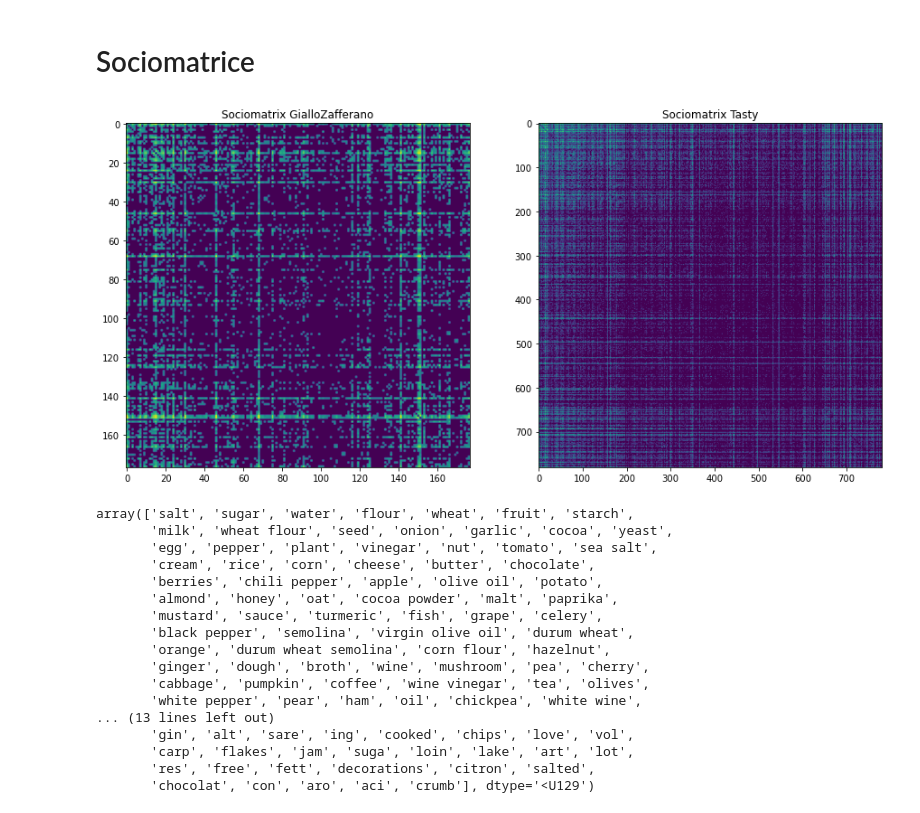
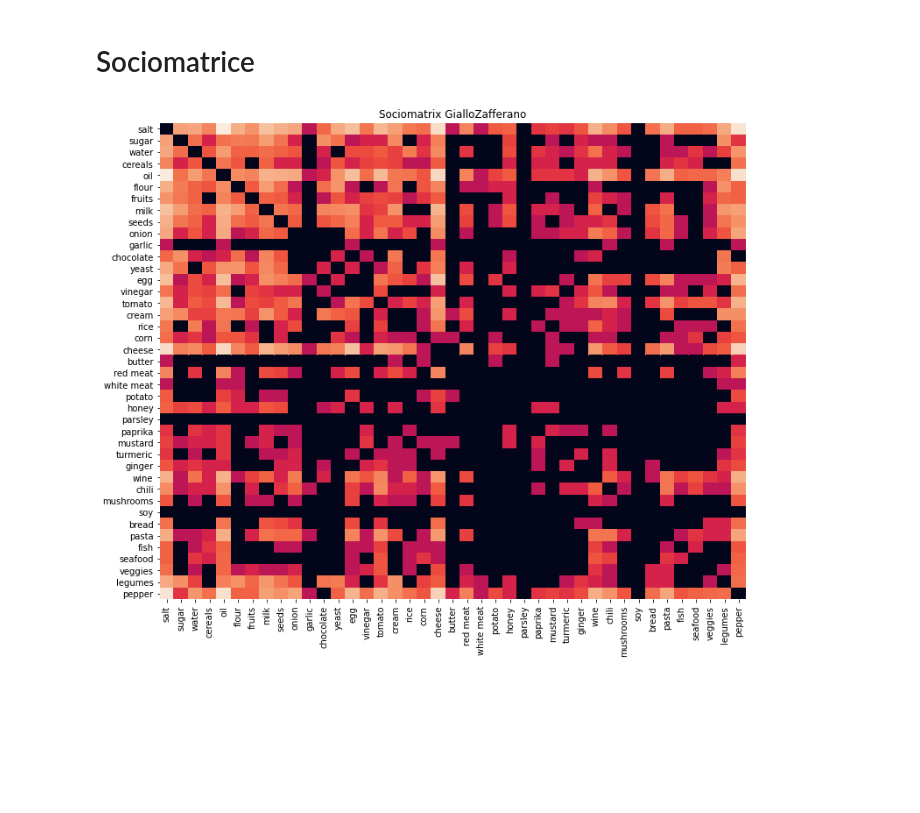
Before and after one commit to emabuell/high_dimensional_statistics_project, a Jupyter notebook: Sociomatrix_FOOD.ipynb, the cells around one changed output. Drawn from its saved outputs; the diff is of its cells as text; code cells hidden in the pictures; blank space fills up the shorter version.

```diff
--- a/Sociomatrix_FOOD.ipynb
+++ b/Sociomatrix_FOOD.ipynb
@@ -76,44 +135,33 @@ for recipe in giallo_ingredients:
         socio_giallo[i, j] += 1
         socio_giallo[j, i] += 1
 # %%
-idxs = np.argwhere(np.all(socio_giallo == 0, axis=0))
-socio_giallo = np.delete(socio_giallo, idxs, axis=0)
-socio_giallo = np.delete(socio_giallo, idxs, axis=1)
-giallo_ingredients = ingredients_list[np.array([idx for idx in range(len(ingredients_list)) if idx not in idxs])]
+# idxs = np.argwhere(np.all(socio_giallo == 0, axis=0))
+# socio_giallo = np.delete(socio_giallo, idxs, axis=0)
+# socio_giallo = np.delete(socio_giallo, idxs, axis=1)
+# giallo_ingredients = ingredients_list[np.array([idx for idx in range(len(ingredients_list)) if idx not in idxs])]
 
-idxs = np.argwhere(np.all(socio_tasty == 0, axis=0))
-socio_tasty = np.delete(socio_tasty, idxs, axis=0)
-socio_tasty = np.delete(socio_tasty, idxs, axis=1)
-tasty_ingredients = ingredients_list[np.array([idx for idx in range(len(ingredients_list)) if idx not in idxs])]
+# idxs = np.argwhere(np.all(socio_tasty == 0, axis=0))
+# socio_tasty = np.delete(socio_tasty, idxs, axis=0)
+# socio_tasty = np.delete(socio_tasty, idxs, axis=1)
+# tasty_ingredients = ingredients_list[np.array([idx for idx in range(len(ingredients_list)) if idx not in idxs])]
-# %%
-import matplotlib.pyplot as plt
-fig,ax = plt.subplots(1,2, figsize = (15,10))
-ax[0].imshow(np.log(socio_giallo + 0.01))
-ax[0].set_title("Sociomatrix GialloZafferano")
-
-ax[1].imshow(np.log(socio_tasty + 0.01))
-ax[1].set_title("Sociomatrix Tasty")
-
-plt.show()
-# %% [output]
-[figure, removed]
-# %%
-giallo_ingredients
-# %% [output]
-array(['salt', 'sugar', 'water', 'flour', 'wheat', 'fruit', 'starch',
-       'milk', 'wheat flour', 'seed', 'onion', 'garlic', 'cocoa', 'yeast',
-       'egg', 'pepper', 'plant', 'vinegar', 'nut', 'tomato', 'sea salt',
-       'cream', 'rice', 'corn', 'cheese', 'butter', 'chocolate',
-       'berries', 'chili pepper', 'apple', 'olive oil', 'potato',
-       'almond', 'honey', 'oat', 'cocoa powder', 'malt', 'paprika',
-       'mustard', 'sauce', 'turmeric', 'fish', 'grape', 'celery',
-       'black pepper', 'semolina', 'virgin olive oil', 'durum wheat',
-       'orange', 'durum wheat semolina', 'corn flour', 'hazelnut',
-       'ginger', 'dough', 'broth', 'wine', 'mushroom', 'pea', 'cherry',
-       'cabbage', 'pumpkin', 'coffee', 'wine vinegar', 'tea', 'olives',
-       'white pepper', 'pear', 'ham', 'oil', 'chickpea', 'white wine',
-... (13 lines left out)
-       'gin', 'alt', 'sare', 'ing', 'cooked', 'chips', 'love', 'vol',
-       'carp', 'flakes', 'jam', 'suga', 'loin', 'lake', 'art', 'lot',
-       'res', 'free', 'fett', 'decorations', 'citron', 'salted',
-       'chocolat', 'con', 'aro', 'aci', 'crumb'], dtype='<U129')
+# %%
+import matplotlib.pyplot as plt
+import pandas as pd
+
+plt.rcParams['axes.grid'] = True
+plt.rcParams['grid.alpha'] = 1
+plt.rcParams['grid.color'] = "#cccccc"
+plt.rcParams['axes.axisbelow'] = True
+plt.rcParams['grid.linestyle'] = "dashed"
+import seaborn as sns
+
+plt.figure(figsize=(12,10))
+
+socio_giallo_df = pd.DataFrame(socio_giallo,
+                               columns=ingredients_list, index=ingredients_list)
+
+sns.heatmap(np.log(socio_giallo_df + 0.01), annot=False, cbar = False)
+plt.title("Sociomatrix GialloZafferano")
+plt.show()
+# %% [output]
+[figure, added]
```
Also changed, not shown: parts of 4 cells of this notebook.
